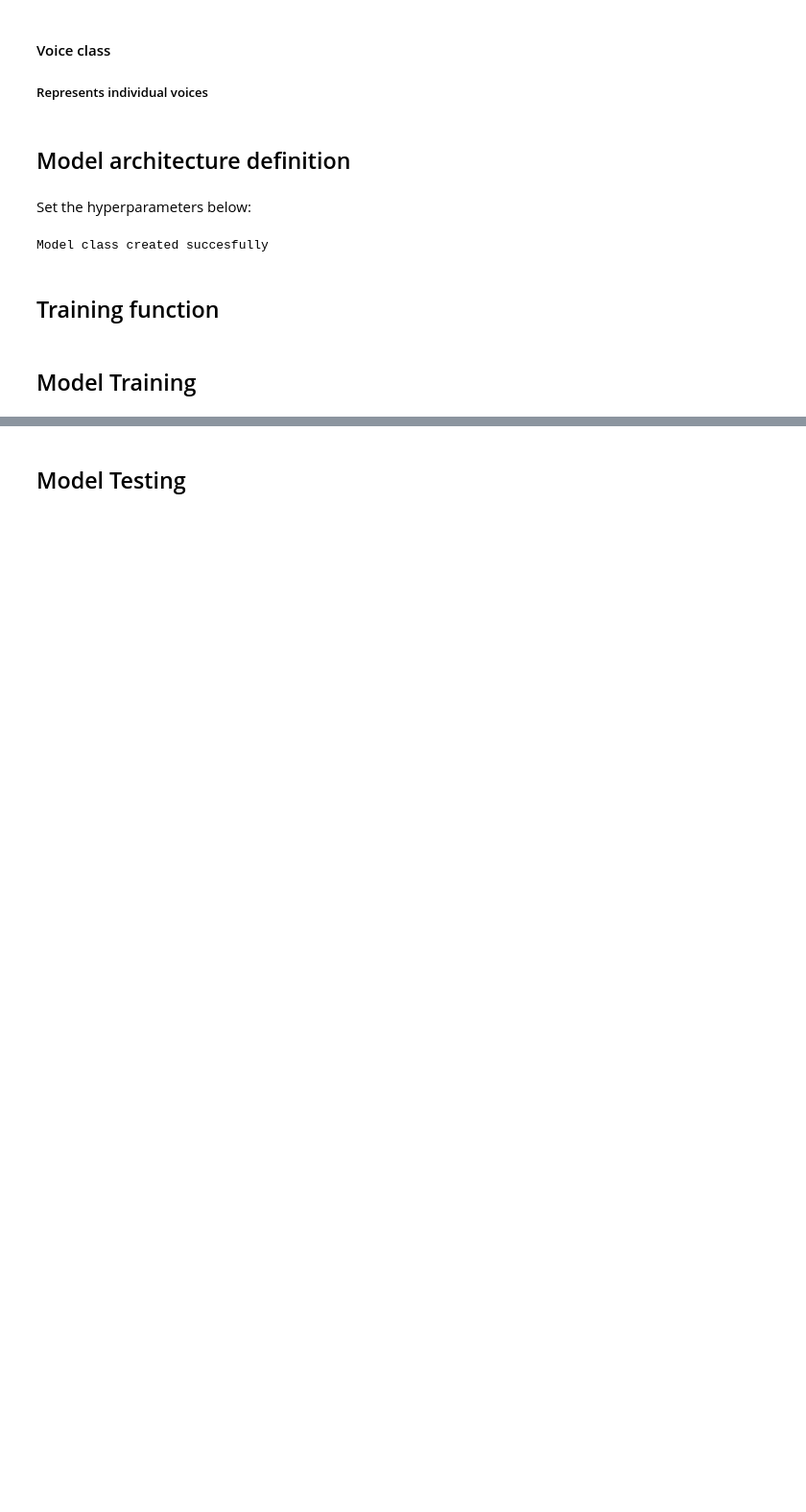
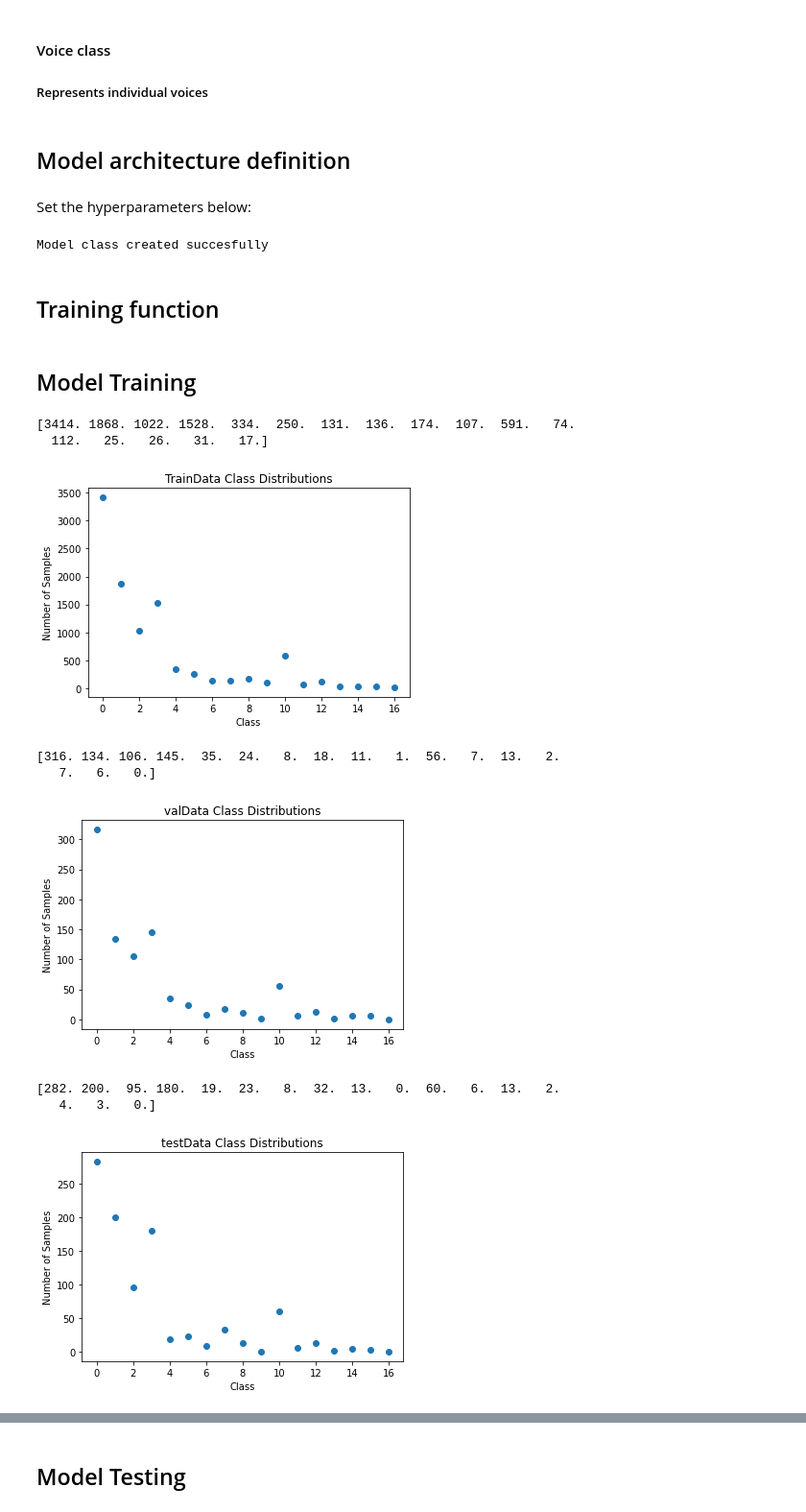
Before and after one commit to halim-lee/AIMusicGenerator, a Jupyter notebook: Project_workbook_inst_classification.ipynb, the cells around one changed output, grey strips where cells are left out. Shown at 96% size. Cells and saved outputs as stored; diff of their text form; code cells hidden in the pictures; blank space fills up the shorter version.

Commit message:
Add files via upload
Added output and dataset visualization

```diff
--- a/Project_workbook_inst_classification.ipynb
+++ b/Project_workbook_inst_classification.ipynb
@@ -944 +944,72 @@ test_dataset = torch.load(r'/content/gdrive/My Drive/APS360/Project/testDataClas
+# %%
+# Print stats from the dataset
+for imgs, labels in torch.utils.data.DataLoader(train_dataset, batch_size=len(train_dataset), shuffle=True):
+#     print(labels)
+    labels = labels
+
+hist_var = np.zeros((17))
+for i in range(len(labels)):
+#     print(labels[i].numpy())
+    #Count each class samples...
+    for j in range(0,17):
+        if labels[i] == j:
+            hist_var[j] += 1
+print(hist_var) #Good visual for the demo! (see plot below :) )
+
+
+plt.plot(np.linspace(0,16,17),hist_var,"o")
+plt.ylabel('Number of Samples')
+plt.xlabel('Class')
+plt.title('TrainData Class Distributions')
+plt.show()
+
+for imgs, labels in torch.utils.data.DataLoader(val_dataset, batch_size=len(val_dataset), shuffle=True):
+#     print(labels)
+    labels = labels
+
+hist_var = np.zeros((17))
+for i in range(len(labels)):
+#     print(labels[i].numpy())
+    #Count each class samples...
+    for j in range(0,17):
+        if labels[i] == j:
+            hist_var[j] += 1
+print(hist_var) #Good visual for the demo! (see plot below :) )
+
+
+plt.plot(np.linspace(0,16,17),hist_var,"o")
+plt.ylabel('Number of Samples')
+plt.xlabel('Class')
+plt.title('valData Class Distributions')
+plt.show()
+
+for imgs, labels in torch.utils.data.DataLoader(test_dataset, batch_size=len(test_dataset), shuffle=True):
+#     print(labels)
+    labels = labels
+
+hist_var = np.zeros((17))
+for i in range(len(labels)):
+#     print(labels[i].numpy())
+    #Count each class samples...
+    for j in range(0,17):
+        if labels[i] == j:
+            hist_var[j] += 1
+print(hist_var) #Good visual for the demo! (see plot below :) )
+
+
+plt.plot(np.linspace(0,16,17),hist_var,"o")
+plt.ylabel('Number of Samples')
+plt.xlabel('Class')
+plt.title('testData Class Distributions')
+plt.show()
+# %% [output]
+[3414. 1868. 1022. 1528.  334.  250.  131.  136.  174.  107.  591.   74.
+  112.   25.   26.   31.   17.]
+[figure, added]
+[316. 134. 106. 145.  35.  24.   8.  18.  11.   1.  56.   7.  13.   2.
+   7.   6.   0.]
+[figure, added]
+[282. 200.  95. 180.  19.  23.   8.  32.  13.   0.  60.   6.  13.   2.
+   4.   3.   0.]
+[figure, added]
 # %%
```
Also changed, not shown: parts of 15 cells of this notebook.
